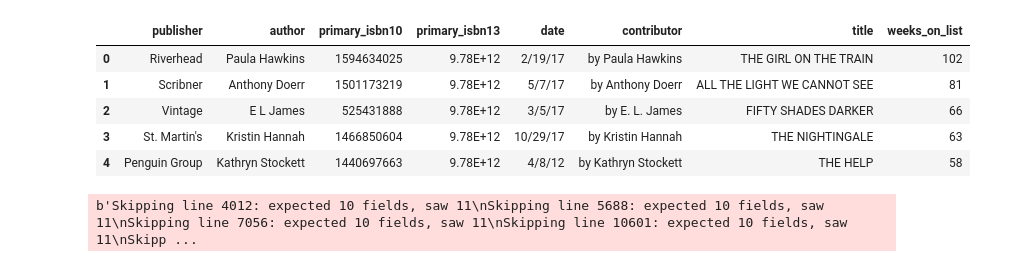
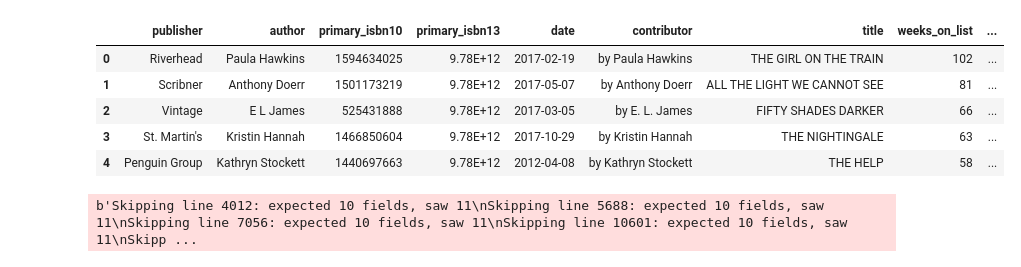
Before and after one commit to manmita7/BookBeasts, a Jupyter notebook: BookBeasts.ipynb, the cells around one changed output. Saved outputs shown, nothing was run; the diff lists cells and outputs as text; code cells hidden in the pictures.

```diff
--- a/BookBeasts.ipynb
+++ b/BookBeasts.ipynb
@@ -8,15 +8,18 @@ import numpy as np
 # %%
 #read in the three datasets
 #NYbestlist is the NY times best seller list
 #weeks_on_list is the number of weeks a book was on the best seller list
 NYbestlist_df = pd.read_csv("Resources/books_uniq_weeks.csv",encoding = 'unicode_escape')
-NYbestlist.head()
+NYbestlist_df['date'] = pd.to_datetime(NYbestlist_df['date'])
+NYbestlist_df['year'] = NYbestlist_df['date'].dt.year
+NYbestlist_df['month'] = NYbestlist_df['date'].dt.month
+NYbestlist_df.head()
 # %% [output]
-|  | publisher | author | primary_isbn10 | primary_isbn13 | date | contributor | title | weeks_on_list |
-| 0 | Riverhead | Paula Hawkins | 1594634025 | 9.78E+12 | 2/19/17 | by Paula Hawkins | THE GIRL ON THE TRAIN | 102 |
-| 1 | Scribner | Anthony Doerr | 1501173219 | 9.78E+12 | 5/7/17 | by Anthony Doerr | ALL THE LIGHT WE CANNOT SEE | 81 |
-| 2 | Vintage | E L James | 525431888 | 9.78E+12 | 3/5/17 | by E. L. James | FIFTY SHADES DARKER | 66 |
-| 3 | St. Martin's | Kristin Hannah | 1466850604 | 9.78E+12 | 10/29/17 | by Kristin Hannah | THE NIGHTINGALE | 63 |
-| 4 | Penguin Group | Kathryn Stockett | 1440697663 | 9.78E+12 | 4/8/12 | by Kathryn Stockett | THE HELP | 58 |
+|  | publisher | author | primary_isbn10 | primary_isbn13 | date | contributor | title | weeks_on_list | ... |
+| 0 | Riverhead | Paula Hawkins | 1594634025 | 9.78E+12 | 2017-02-19 | by Paula Hawkins | THE GIRL ON THE TRAIN | 102 | ... |
+| 1 | Scribner | Anthony Doerr | 1501173219 | 9.78E+12 | 2017-05-07 | by Anthony Doerr | ALL THE LIGHT WE CANNOT SEE | 81 | ... |
+| 2 | Vintage | E L James | 525431888 | 9.78E+12 | 2017-03-05 | by E. L. James | FIFTY SHADES DARKER | 66 | ... |
+| 3 | St. Martin's | Kristin Hannah | 1466850604 | 9.78E+12 | 2017-10-29 | by Kristin Hannah | THE NIGHTINGALE | 63 | ... |
+| 4 | Penguin Group | Kathryn Stockett | 1440697663 | 9.78E+12 | 2012-04-08 | by Kathryn Stockett | THE HELP | 58 | ... |
 # %%
 #goodreads is the Goodreads dataset
```
Also changed, not shown: parts of 9 cells of this notebook.
